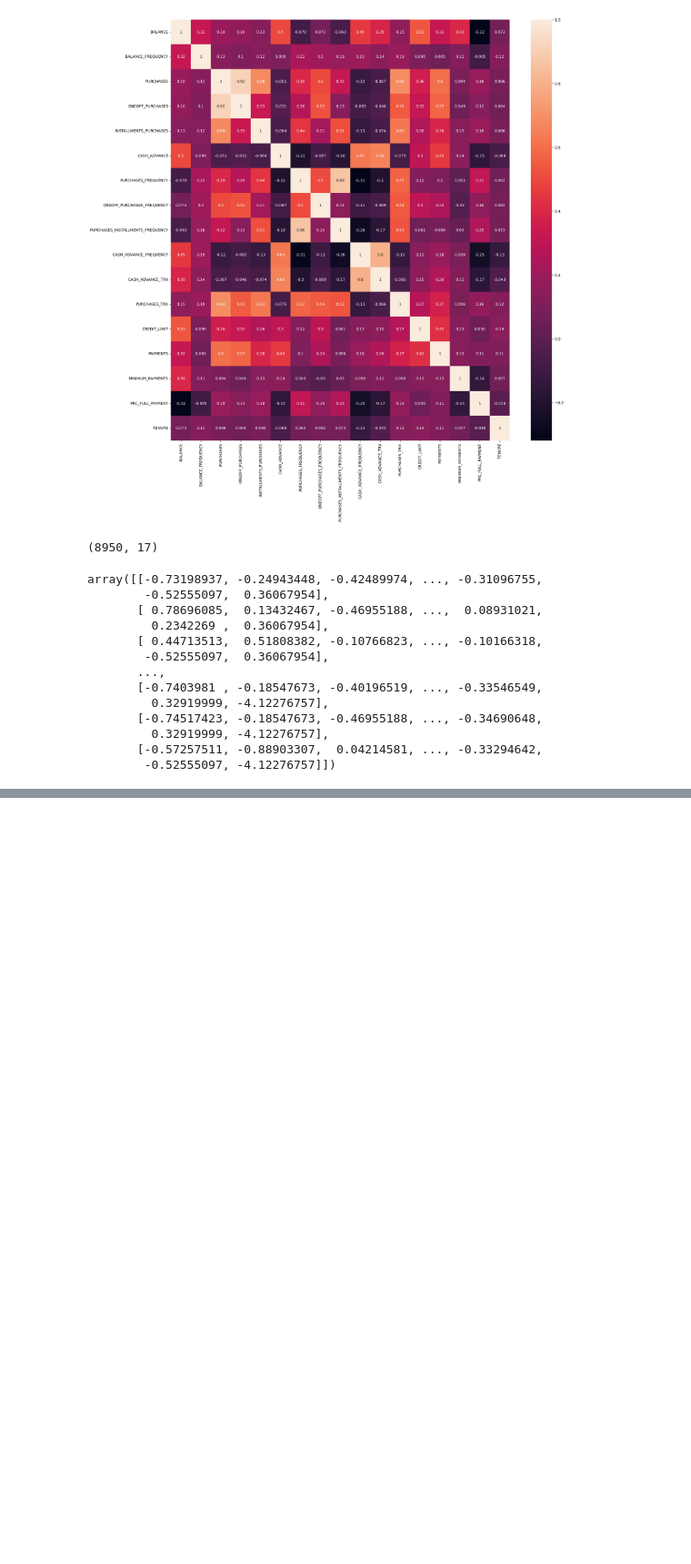
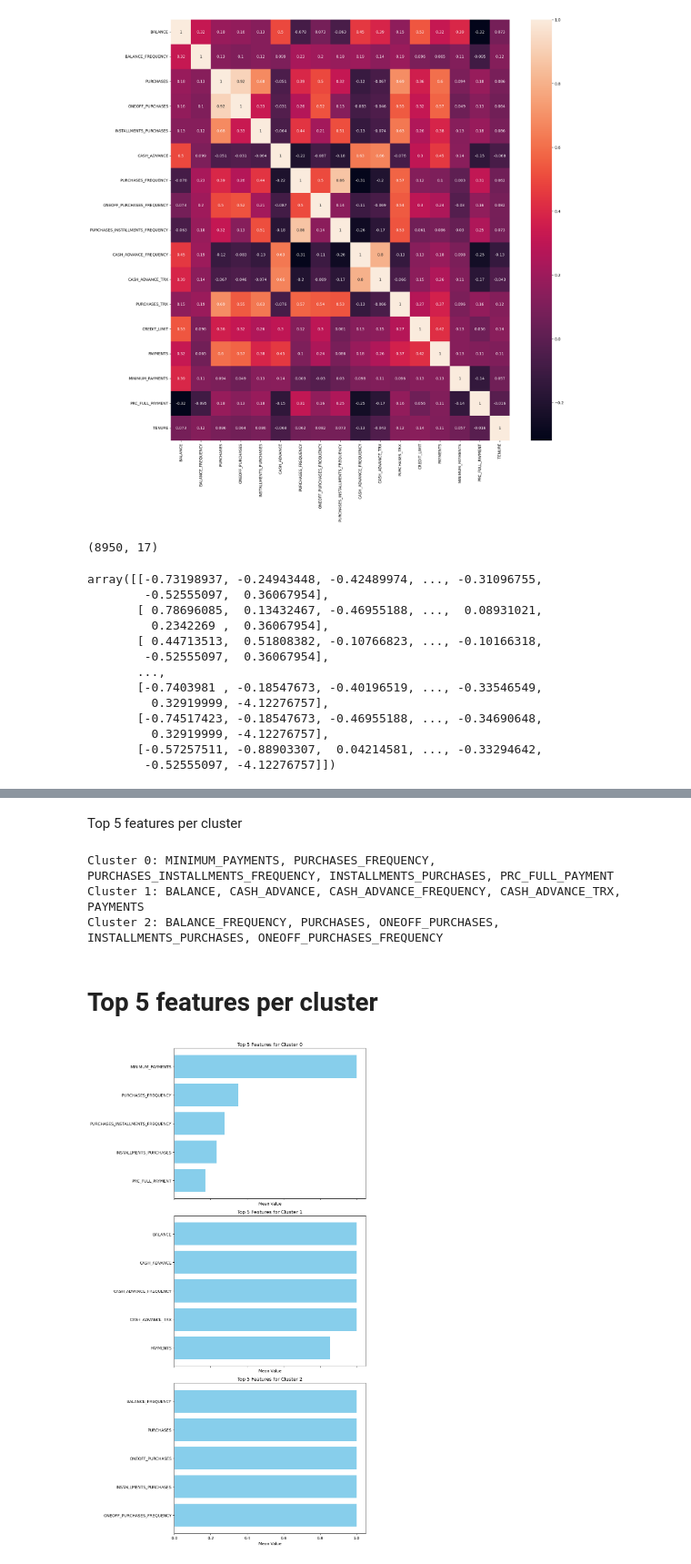
Before and after one commit to RajshekarM/CS584-Project, a Jupyter notebook: Machine_Learning_Project.ipynb, the cells around one changed output, grey strips where cells are left out. Shown at 91% size. Cells and saved outputs as stored; diff of their text form; code cells hidden in the pictures; blank space fills up the shorter version.

Commit message:
updated code for Cluster centres

```diff
--- a/Machine_Learning_Project.ipynb
+++ b/Machine_Learning_Project.ipynb
@@ -512,0 +491,56 @@ Cluster 2: BALANCE_FREQUENCY, PURCHASES, ONEOFF_PURCHASES, INSTALLMENTS_PURCHASE
+# %% [markdown]
+Top 5 features per cluster
+# %%
+# Assuming 'cluster_centers_normalized' contains the cluster centers and 'unique_labels' contains the cluster labels
+
+# Create a DataFrame to store the mean value of each feature for each cluster
+cluster_means = pd.DataFrame(cluster_centers_normalized, columns=labels)
+cluster_means['Cluster'] = unique_labels
+
+# Group by cluster and calculate the mean value for each feature
+cluster_means = cluster_means.groupby('Cluster').mean()
+
+# Find the top 5 features for each cluster based on their mean values
+top_features_per_cluster = {}
+for cluster_label in unique_labels:
+    top_features_per_cluster[cluster_label] = cluster_means.loc[cluster_label].nlargest(5).index.tolist()
+
+
+for cluster_label, top_features in top_features_per_cluster.items():
+    print(f"Cluster {cluster_label}: {', '.join(top_features)}")
+# %% [output]
+Cluster 0: MINIMUM_PAYMENTS, PURCHASES_FREQUENCY, PURCHASES_INSTALLMENTS_FREQUENCY, INSTALLMENTS_PURCHASES, PRC_FULL_PAYMENT
+Cluster 1: BALANCE, CASH_ADVANCE, CASH_ADVANCE_FREQUENCY, CASH_ADVANCE_TRX, PAYMENTS
+Cluster 2: BALANCE_FREQUENCY, PURCHASES, ONEOFF_PURCHASES, INSTALLMENTS_PURCHASES, ONEOFF_PURCHASES_FREQUENCY
+# %% [markdown]
+# Top 5 features per cluster
+# %%
+
+
+# Number of clusters
+num_clusters = len(unique_labels)
+
+# Create a bar plot for each cluster
+fig, axs = plt.subplots(num_clusters, 1, figsize=(10, 6*num_clusters), sharex=True)
+
+# Iterate over each cluster
+for i, (cluster_label, top_features) in enumerate(top_features_per_cluster.items()):
+    # Get the mean values of the top features for the current cluster
+    mean_values = cluster_means.loc[cluster_label, top_features].values
+
+    # Plot the bar chart
+    axs[i].barh(np.arange(len(top_features)), mean_values, color='skyblue')
+
+    # Set y-ticks and labels
+    axs[i].set_yticks(np.arange(len(top_features)))
+    axs[i].set_yticklabels(top_features)
+
+    # Add title and labels
+    axs[i].set_title(f'Top 5 Features for Cluster {cluster_label}')
+    axs[i].set_xlabel('Mean Value')
+    axs[i].invert_yaxis()  # Invert y-axis to display the highest value at the top
+
+plt.tight_layout()
+plt.show()
+# %% [output]
+[figure, added]
```
Also changed, not shown: parts of 36 cells of this notebook.
